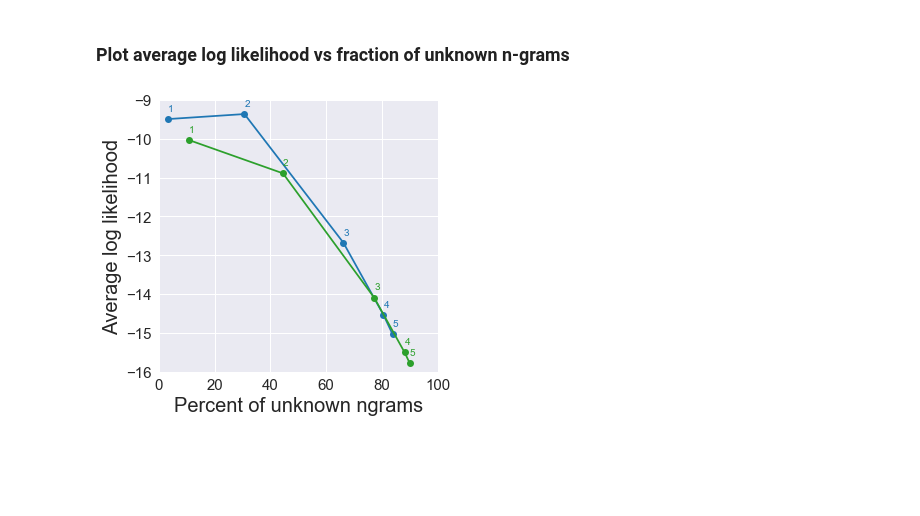
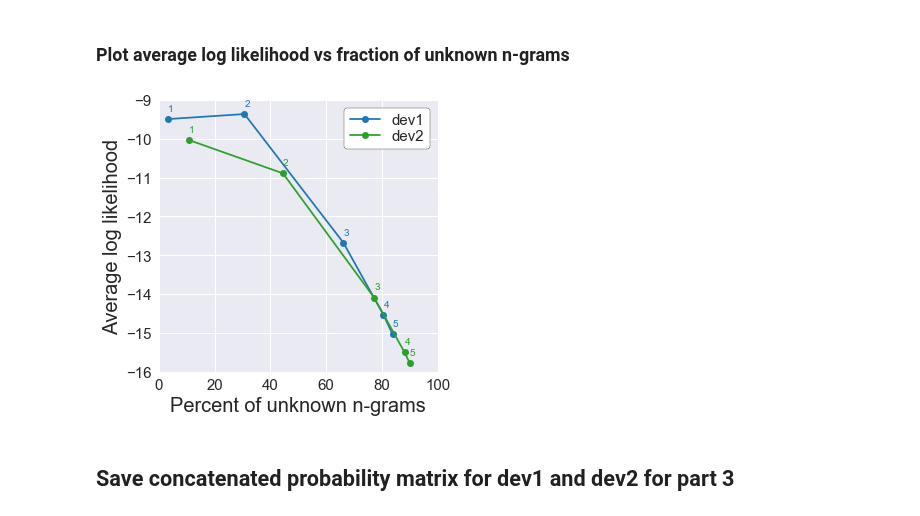
Before and after one commit to khanhnguyendata/ngram, a Jupyter notebook: analysis/part2.ipynb, the cells around one changed output. Cells and saved outputs as stored; diff of their text form; code cells hidden in the pictures; blank space fills up the shorter version.

Commit message:
Small graph fix, and save concatenated probability matrix for part 3

```diff
--- a/analysis/part2.ipynb
+++ b/analysis/part2.ipynb
@@ -169,18 +169,22 @@ for n in range(1, 6):
 # %%
 fig, ax = plt.subplots(figsize=(5, 5))
 
-ax.plot(dev1_new_ngram_percents, dev1_avg_lls, 'o-', color='tab:blue', clip_on=False)
-ax.plot(dev2_new_ngram_percents, dev2_avg_lls, 'o-', color='tab:green', clip_on=False)
+ax.plot(dev1_new_ngram_percents, dev1_avg_lls, 'o-', color='tab:blue', clip_on=False, label='dev1')
+ax.plot(dev2_new_ngram_percents, dev2_avg_lls, 'o-', color='tab:green', clip_on=False, label='dev2')
 
 for n in range(1, 6):
     ax.text(dev1_new_ngram_percents[n-1], dev1_avg_lls[n-1]+0.2, s=n, color='tab:blue')
     ax.text(dev2_new_ngram_percents[n-1], dev2_avg_lls[n-1]+0.2, s=n, color='tab:green')
 
 ax.set_xlim(0, 100)
 ax.set_ylim(-16, -9)
-ax.set_xlabel('Percent of unknown ngrams')
+ax.set_xlabel('Percent of unknown n-grams')
 ax.set_ylabel('Average log likelihood')
 
+ax.legend(**legend_opts)
+
 savefig(fig, 'unknown_ngrams_vs_ll.png')
 # %% [output]
-[figure, old version]
+[figure, new version]
+# %% [markdown]
+## Save concatenated probability matrix for dev1 and dev2 for part 3
```
Also changed, not shown: parts of 2 cells of this notebook, 3 other files.
